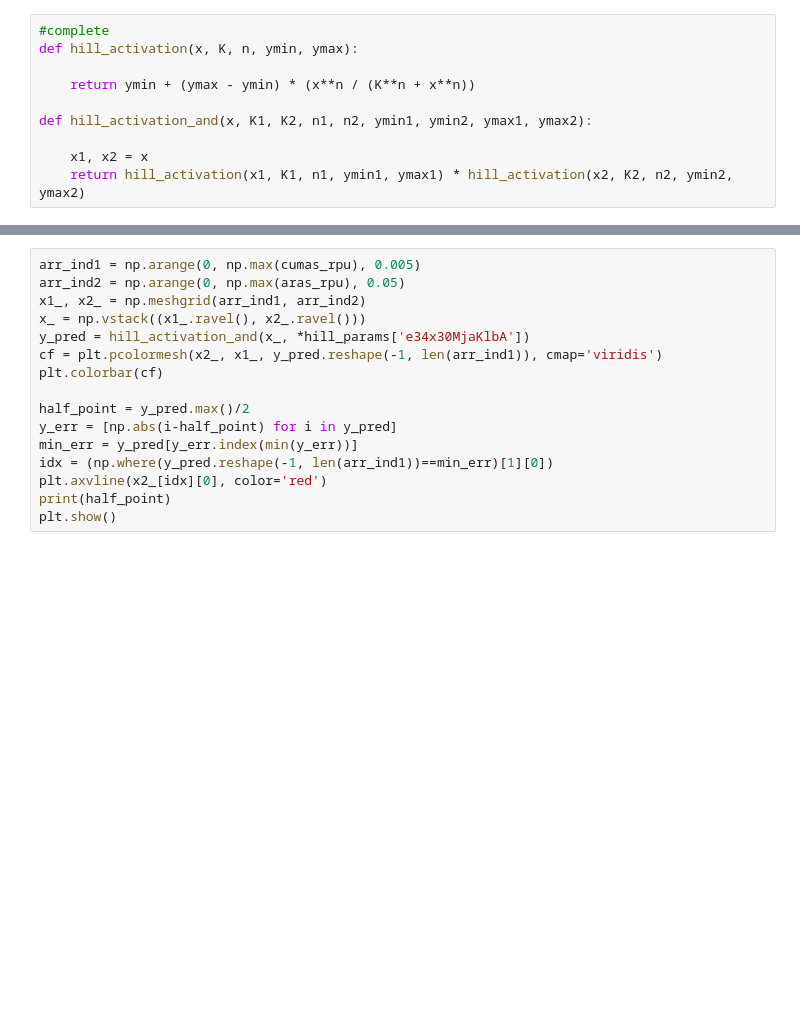
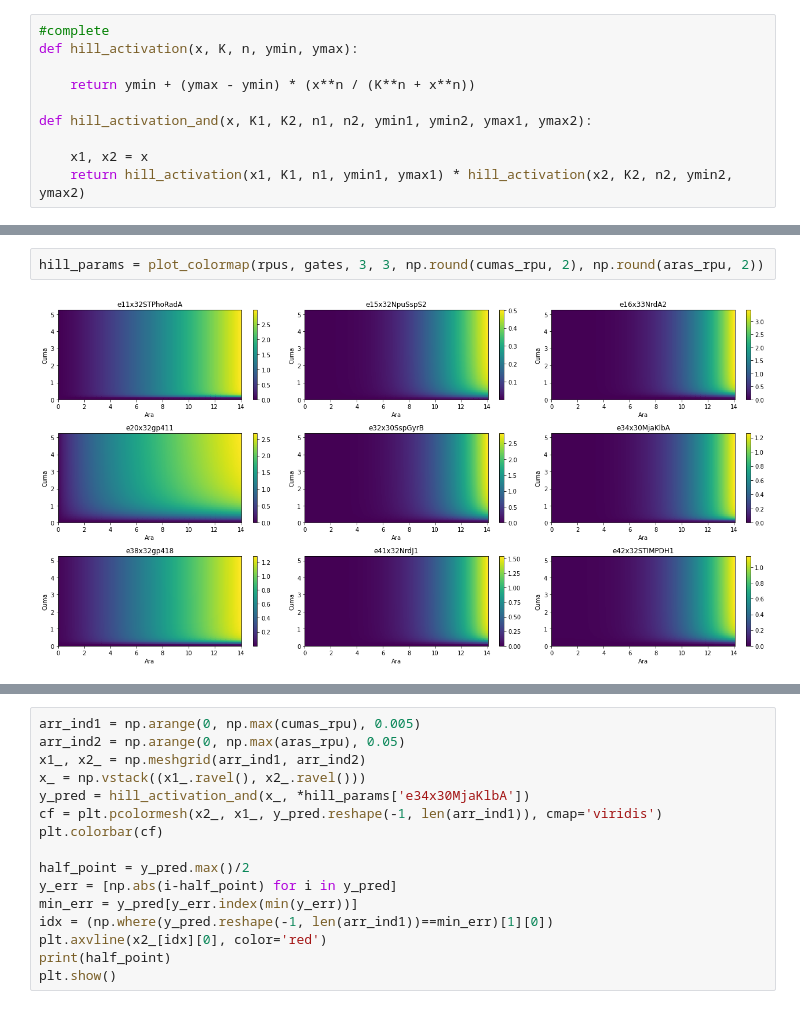
Before and after one commit to rmardian/intein-based-circuits, a Jupyter notebook: Steady-State Model.ipynb, the cells around one changed output, grey strips where cells are left out. Drawn from its saved outputs; the diff is of its cells as text; blank space fills up the shorter version.

```diff
--- a/Steady-State Model.ipynb
+++ b/Steady-State Model.ipynb
@@ -237,0 +278,4 @@ hill_params
+# %%
+hill_params = plot_colormap(rpus, gates, 3, 3, np.round(cumas_rpu, 2), np.round(aras_rpu, 2))
+# %% [output]
+[figure, added]
```
Also changed, not shown: parts of 12 cells of this notebook, 44 other files.
